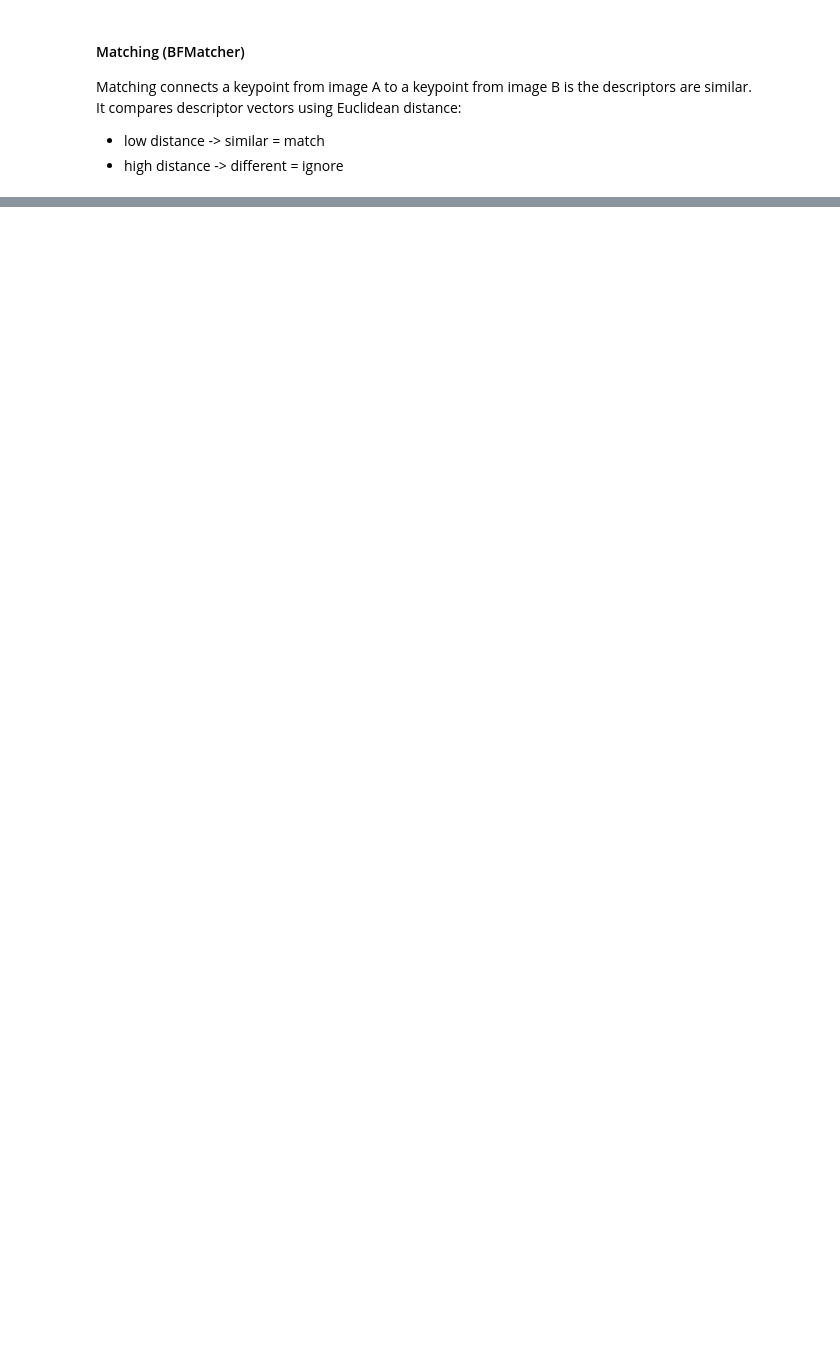
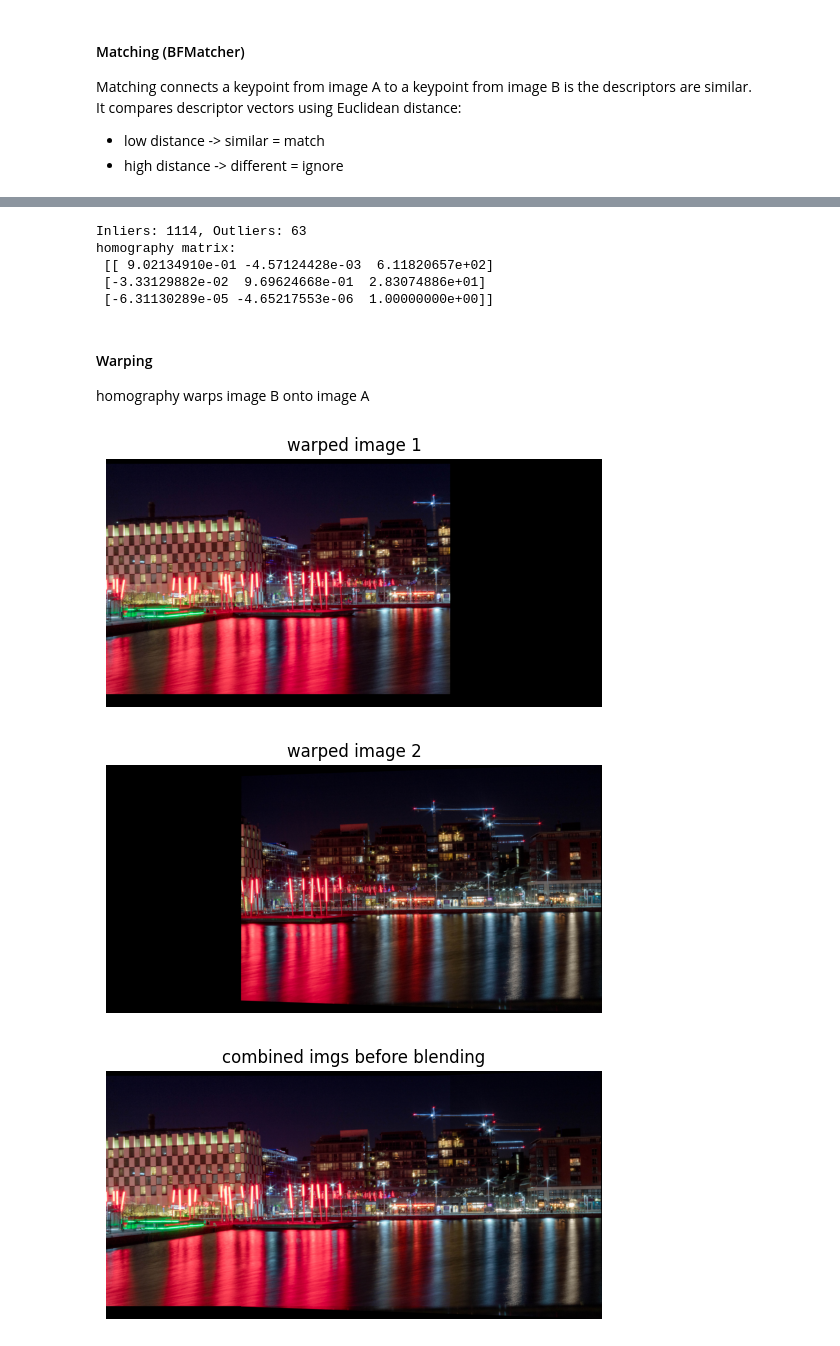
Before and after one commit to imgproc-panorama/panorma-stitcher, a Jupyter notebook: src/tests.ipynb, the cells around one changed output, grey strips where cells are left out. Drawn from its saved outputs; the diff is of its cells as text; code cells hidden in the pictures; blank space fills up the shorter version.

```diff
--- a/src/tests.ipynb
+++ b/src/tests.ipynb
@@ -63,12 +63,11 @@ scaled_imgs = [cv2.resize(img, None, fx=0.3, fy=0.3) for img in imgs]
 
 # if it still takes really long uncomment this to limit it to 2000 keypoints
 # sift = cv2.SIFT_create(nfeatures=2000)
-sift = cv2.SIFT_create(nfeatures=2000)
+sift = cv2.SIFT_create()
 
 keypoints = []
 descriptors = []
-
-for img in imgs:
+for img in scaled_imgs:
     kp, des = sift.detectAndCompute(img, None)
     keypoints.append(kp)
     descriptors.append(des)
@@ -122,0 +130,65 @@ This is where false matches are filtered out, geometric transformations are comp
+# %%
+# extract matched points
+points_image1 = np.float32([keypoints[0][m.queryIdx].pt for m in good_matches])
+points_image2 = np.float32([keypoints[1][m.trainIdx].pt for m in good_matches])
+
+# get homography matrix H that maps image 2 to image 1
+homography_matrix, inlier_mask = cv2.findHomography(points_image2, points_image1, cv2.RANSAC, 5.0)
+
+# count inliers and outliers
+inliers = np.sum(inlier_mask)
+outliers = len(inlier_mask) - inliers
+print(f"Inliers: {inliers}, Outliers: {outliers}")
+print("homography matrix:\n", homography_matrix)
+# %% [output]
+Inliers: 1114, Outliers: 63
+homography matrix:
+ [[ 9.02134910e-01 -4.57124428e-03  6.11820657e+02]
+ [-3.33129882e-02  9.69624668e-01  2.83074886e+01]
+ [-6.31130289e-05 -4.65217553e-06  1.00000000e+00]]
+# %% [markdown]
+#### Warping
+
+homography warps image B onto image A
+# %%
+# compute canvas size
+height_img1, width_img1 = scaled_imgs[0].shape[:2]
+height_img2, width_img2 = scaled_imgs[1].shape[:2]
+
+# corners of image 2
+corners_img2 = np.float32([[0,0],[width_img2,0],[width_img2,height_img2],[0,height_img2]]).reshape(-1,1,2)
+warped_corners_img2 = cv2.perspectiveTransform(corners_img2, homography_matrix)
+corners_img1 = np.float32([[0,0],[width_img1,0],[width_img1,height_img1],[0,height_img1]]).reshape(-1,1,2)
+all_corners = np.vstack((corners_img1, warped_corners_img2))
+
+x_min, y_min = np.int32(all_corners.min(axis=0).ravel() - 0.5)
+x_max, y_max = np.int32(all_corners.max(axis=0).ravel() + 0.5)
+
+shift_x, shift_y = -x_min, -y_min
+canvas_w, canvas_h = x_max - x_min, y_max - y_min
+translation = np.array([[1,0,shift_x],[0,1,shift_y],[0,0,1]])
+
+warped_img2 = cv2.warpPerspective(scaled_imgs[1], translation @ homography_matrix, (canvas_w, canvas_h))
+warped_img1 = np.zeros((canvas_h, canvas_w, 3), np.uint8)
+warped_img1[shift_y:shift_y+height_img1, shift_x:shift_x+width_img1] = scaled_imgs[0]
+
+# display
+plt.imshow(cv2.cvtColor(warped_img1, cv2.COLOR_BGR2RGB))
+plt.axis("off")
+plt.title("warped image 1")
+plt.show()
+
+plt.imshow(cv2.cvtColor(warped_img2, cv2.COLOR_BGR2RGB))
+plt.axis("off")
+plt.title("warped image 2")
+plt.show()
+
+combined_preblend = np.maximum(warped_img1, warped_img2)
+plt.imshow(cv2.cvtColor(combined_preblend, cv2.COLOR_BGR2RGB))
+plt.axis("off")
+plt.title("combined imgs before blending")
+plt.show()
+# %% [output]
+[figure, added]
+[figure, added]
+[figure, added]
```
Also changed, not shown: parts of 7 cells of this notebook.
